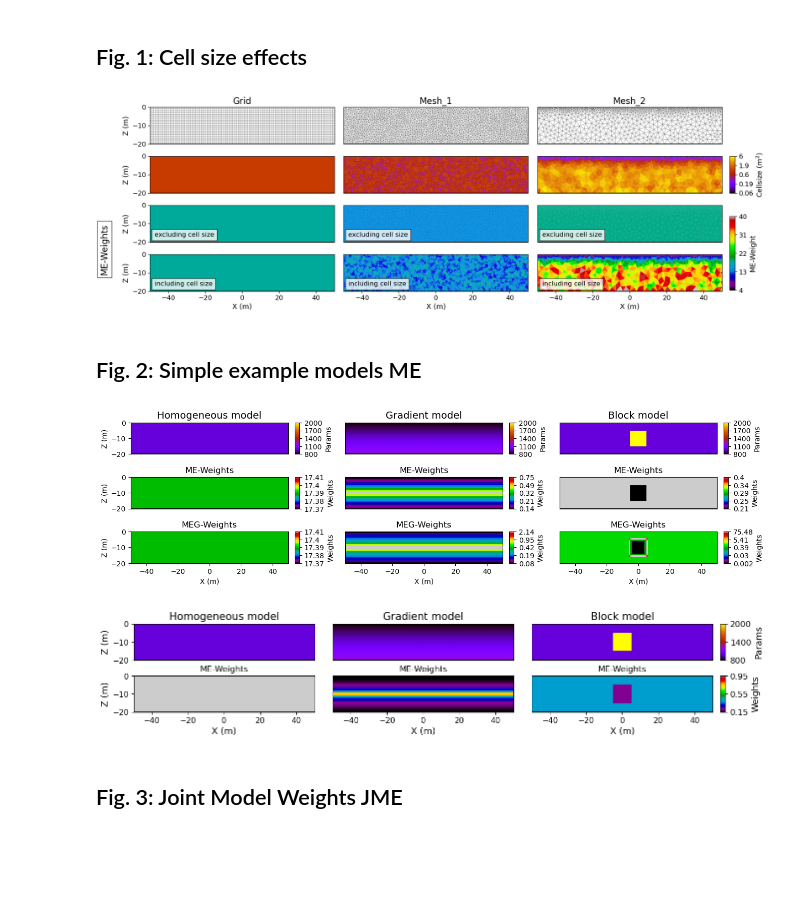
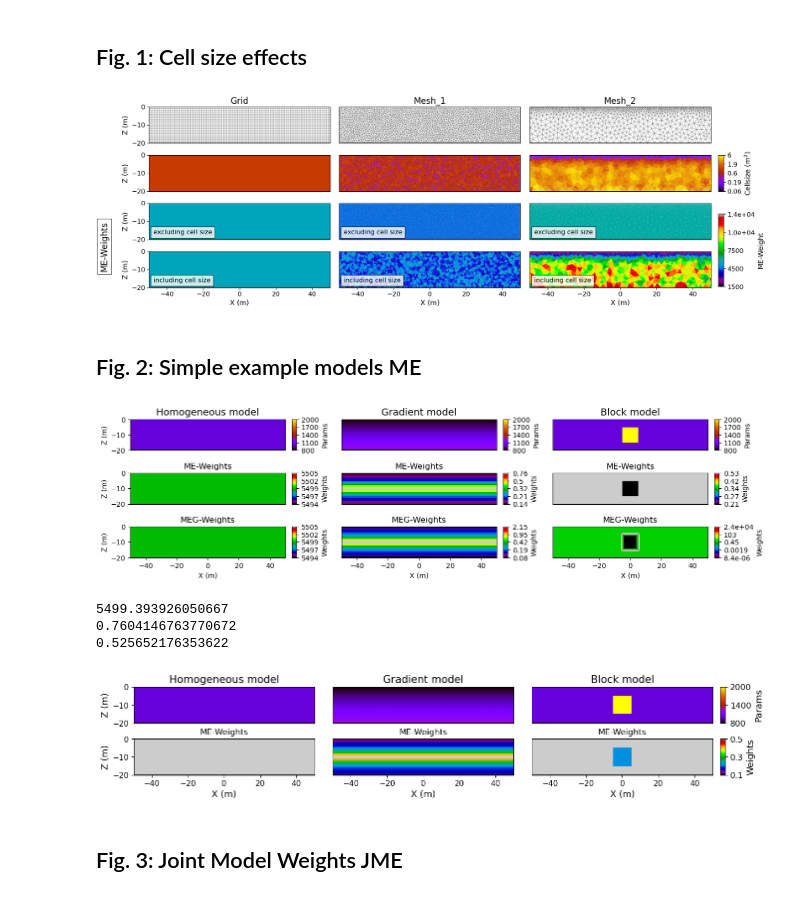
Before and after one commit to ZiegAnt/Joint-Minimum-Entropy-Inversion-Paper, a Jupyter notebook: Code/2_Fig123.ipynb, the cells around one changed output. Cells and saved outputs as stored; diff of their text form; code cells hidden in the pictures; blank space fills up the shorter version.

```diff
--- a/Code/2_Fig123.ipynb
+++ b/Code/2_Fig123.ipynb
@@ -43,13 +43,13 @@ mesh1 = mt.createMesh(w,area=1., marker=1)
 ## Fig. 1: Cell size effects
 # %%
 # Homogeneous models
-grid_hom = 1000 * grid.cellMarkers()
-mesh1_hom = 1000 * mesh1.cellMarkers()
-mesh2_hom = 500 * mesh2.cellMarkers()
+grid_hom = 1 * grid.cellMarkers()
+mesh1_hom = 1 * mesh1.cellMarkers()
+mesh2_hom = 1 * mesh2.cellMarkers()
 
 # Parameters
 q=1
-b=1e-5
+b=1e-10
 
 # Normalization function
 def normalize(m, m0):
@@ -65,7 +65,7 @@ fig.tight_layout(pad=0)
 plt.subplots_adjust(wspace=0.05)
 mesh = [grid, mesh1, mesh2]
 tit = ['Grid','Mesh_1','Mesh_2']
-lim = [[4,40],[4,40],[4,40]]
+lim = [[1500,13500],[1500,13500],[1500,13500]]
 for i, m in enumerate([grid_hom, mesh1_hom, mesh2_hom]):
 
     cell_area = np.array(mesh[i].cellSizes())
@@ -84,6 +84,7 @@ for i, m in enumerate([grid_hom, mesh1_hom, mesh2_hom]):
             logScale=False, colorBar=False)
     pg.show(mesh[i], we_c, ax=ax[3,i], cMin=lim[i][0], cMax=lim[i][1],cMap='nipy_spectral',
             logScale=False, colorBar=False)
+
 
     ax[0,i].set_title(tit[i], fontsize=16)
     # ax[1,i].set_title('Cellsize in $m^2$')
@@ -117,7 +118,7 @@ createColorBarOnly(ax=cax1, cMin=0.06, cMax=6, logScale=True,cMap='gnuplot',
                   label='Cellsize ($\mathrm{m}^2$)', orientation='vertical')
 
 cax2 = ax[-2,-1].inset_axes([1.04, -1.3, 0.03, 2])
-createColorBarOnly(ax=cax2, cMin=4, cMax=40, logScale=False,cMap='nipy_spectral',
+createColorBarOnly(ax=cax2, cMin=lim[i][0], cMax=lim[i][1], logScale=False,cMap='nipy_spectral',
                   label='ME-Weight', orientation='vertical')
 
 # some axis edits
@@ -133,7 +134,7 @@ for axis in ax:
 
 # plt.savefig(path+'Figures/Ch-2/Comp_cellsize.pdf', dpi=600, bbox_inches='tight')
 # %% [output]
-[figure, old version]
+[figure, new version]
 # %% [markdown]
 ## Fig. 2: Simple example models ME
 # %%
@@ -141,7 +142,7 @@ for axis in ax:
 mesh = grid
 
 q=1
-b=1e-5
+b=1e-10
 
 hom = 1000 * mesh.cellMarkers()
 block = 1000 * mesh.cellMarkers()
@@ -204,13 +205,13 @@ for axis_ar in ax[:,1:]:
 
 plt.subplots_adjust(wspace=0.36, hspace=0.18)
 # %% [output]
-[figure, old version]
+[figure, new version]
 # %%
 # %% show models
 mesh = grid
 
 q=1
-b=1e-5
+b=1e-10
 
 hom = 1000 * mesh.cellMarkers()
 block = 1000 * mesh.cellMarkers()
@@ -231,10 +232,11 @@ for i, mod in enumerate([hom, grad, block]):
 
     Qe = np.sum(abs(m-m0)**q + b)
     we = np.sqrt( 1/Qe * 1/(b+abs(m-m0)**2) * (b+abs(m-m0)**q) * np.log(Qe/(b+abs(m-m0)**q)))
+    print(we.max())
 
 
     pg.show(mesh, mod, ax=ax[0,i], cMap='gnuplot', orientation='vertical', cMin=800, cMax=2000, colorBar=False)
-    pg.show(mesh, we, ax=ax[1,i], label='ME-Weights', orientation='vertical', logScale=False, colorBar=False,cMap='nipy_spectral', cMin=0.15, cMax=0.95)
+    pg.show(mesh, we, ax=ax[1,i], label='ME-Weights', orientation='vertical', logScale=False, colorBar=False,cMap='nipy_spectral', cMin=0.1, cMax=0.5)
     ax[0,i].set_title(tit[i], fontsize=15); ax[1,i].set_title('ME-Weights', fontsize=12);
 
 cax0 = ax[0,i].inset_axes([1.04, 0.0, 0.03, 1])
@@ -242,38 +244,41 @@ createColorBarOnly(ax=cax0, cMin=800, cMax=2000, logScale=False,cMap='gnuplot',n
                        label='Params', orientation='vertical')
 
 cax1 = ax[1,i].inset_axes([1.04, 0.0, 0.03, 1])
-createColorBarOnly(ax=cax1, logScale=False,cMap='nipy_spectral', cMin=0.15, cMax=0.95,nLevs=3,
+createColorBarOnly(ax=cax1, logScale=False,cMap='nipy_spectral', cMin=0.1, cMax=0.5,nLevs=3,
                        label='Weights', orientation='vertical')
 # some axis edits
 cax0.yaxis.label.set_size(13)
 cax1.yaxis.label.set_size(13)
 cax0.tick_params(labelsize=12)
 cax1.tick_params(labelsize=12)
 
 
 
 for axis in ax:
     for a in axis:
         a.set_xlim(-50,50)
 for axis in ax[:,0]:
     axis.set_ylabel('Z (m)',fontsize=13)
 for axis in ax[-1,:]:
     axis.set_xlabel('X (m)',fontsize=13)
 for axis in ax[0,:]:
     axis.set_xticks([])
 for axis_ar in ax[:,1:]:
     for axis in axis_ar:
         axis.set_yticks([])
 
 for axis in ax:
     for a in axis:
         a.tick_params(labelsize=11)
 
 plt.subplots_adjust(wspace=0.1, hspace=0.18)
 
 # plt.savefig(path+'Figures/Ch-2/Simple_weights.png', dpi=600, bbox_inches='tight')
 # %% [output]
+5499.393926050667
+0.7604146763770672
+0.525652176353622
-[figure, old version]
+[figure, new version]
 # %% [markdown]
 ## Fig. 3: Joint Model Weights JME
 # %%
```
Also changed, not shown: parts of 2 cells of this notebook, 22 other files.
